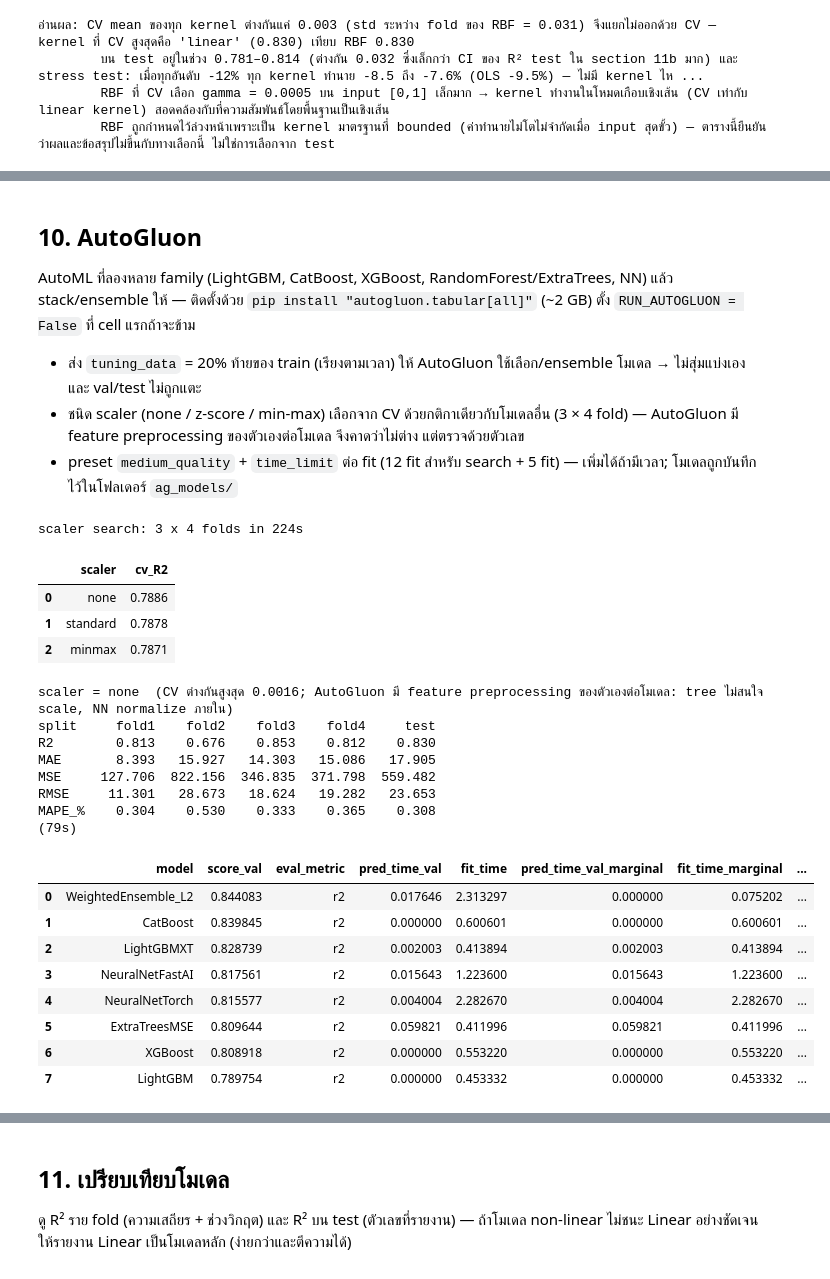
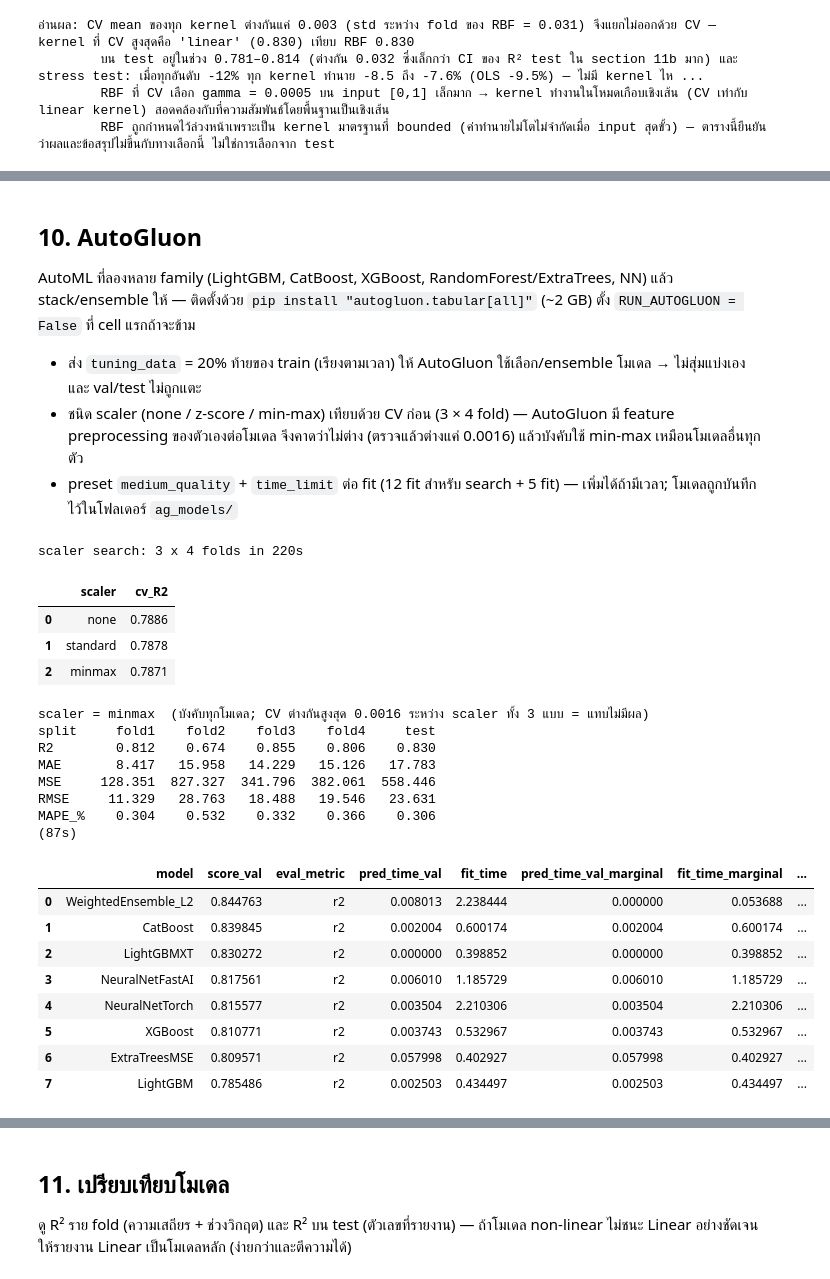
Before and after one commit to Chaut007/sp500_top10_influence, a Jupyter notebook: sp500_top10_influence.ipynb, the cells around one changed output, grey strips where cells are left out. Saved outputs shown, nothing was run; the diff lists cells and outputs as text; code cells hidden in the pictures.

```diff
--- a/sp500_top10_influence.ipynb
+++ b/sp500_top10_influence.ipynb
@@ -994,7 +982,7 @@ best L = 10, hidden = 64, scaler = minmax | epochs used by final model: 14
 AutoML ที่ลองหลาย family (LightGBM, CatBoost, XGBoost, RandomForest/ExtraTrees, NN) แล้ว stack/ensemble ให้ — ติดตั้งด้วย `pip install "autogluon.tabular[all]"` (~2 GB) ตั้ง `RUN_AUTOGLUON = False` ที่ cell แรกถ้าจะข้าม
 
 - ส่ง `tuning_data` = 20% ท้ายของ train (เรียงตามเวลา) ให้ AutoGluon ใช้เลือก/ensemble โมเดล → ไม่สุ่มแบ่งเอง และ val/test ไม่ถูกแตะ
-- ชนิด scaler (none / z-score / min-max) เลือกจาก CV ด้วยกติกาเดียวกับโมเดลอื่น (3 × 4 fold) — AutoGluon มี feature preprocessing ของตัวเองต่อโมเดล จึงคาดว่าไม่ต่าง แต่ตรวจด้วยตัวเลข
+- ชนิด scaler (none / z-score / min-max) เทียบด้วย CV ก่อน (3 × 4 fold) — AutoGluon มี feature preprocessing ของตัวเองต่อโมเดล จึงคาดว่าไม่ต่าง (ตรวจแล้วต่างแค่ 0.0016) แล้วบังคับใช้ min-max เหมือนโมเดลอื่นทุกตัว
 - preset `medium_quality` + `time_limit` ต่อ fit (12 fit สำหรับ search + 5 fit) — เพิ่มได้ถ้ามีเวลา; โมเดลถูกบันทึกไว้ในโฟลเดอร์ `ag_models/`
 # %%
 # ===== 10. AutoGluon (optional) =====
@@ -1008,49 +996,49 @@ if RUN_AUTOGLUON:
             self.time_limit, self.presets, self.scale, self.scaler = time_limit, presets, norm_scale(scale), None
         def _t(self, X):                                   # คืน DataFrame ชื่อคอลัมน์เดิม (AutoGluon ต้องการชื่อ feature)
             return pd.DataFrame(self.scaler.transform(X), columns=X.columns, index=X.index) if self.scaler is not None else X
         def fit(self, X_all, y_all, idx):
             idx = valid(idx); n_tr = int(len(idx) * 0.8)
             self.scaler = make_scaler(self.scale, X_all.iloc[idx])
             mk = lambda ii: self._t(X_all.iloc[ii]).assign(**{TARGET: y_all[ii]})
             path = f'ag_models/n{len(idx)}_{self.scale}'; shutil.rmtree(path, ignore_errors=True)
             self.predictor = TabularPredictor(label=TARGET, problem_type='regression', eval_metric='r2', path=path, verbosity=0)
             self.predictor.fit(mk(idx[:n_tr]), tuning_data=mk(idx[n_tr:]), presets=self.presets, time_limit=self.time_limit)
             return self
         def predict_rows(self, X_all, idx):
             return self.predictor.predict(self._t(X_all.iloc[idx])).to_numpy()
 
     # ชนิด scaler เลือกจาก CV ด้วยกติกาเดียวกับโมเดลอื่น
     t0 = time.time()
     ag_search = pd.DataFrame([{'scaler': sk, 'cv_R2': cv_r2(lambda sk=sk: AGPredictor(scale=sk))} for sk in SCALERS]
                              ).sort_values('cv_R2', ascending=False).reset_index(drop=True)
     print(f'scaler search: {len(SCALERS)} x 4 folds in {time.time() - t0:.0f}s'); display(ag_search.round(4))
-    AG_SCALER = pick_scaler(ag_search)
-    print(f'scaler = {AG_SCALER}  (CV ต่างกันสูงสุด {ag_search.cv_R2.max() - ag_search.cv_R2.min():.4f}; AutoGluon มี feature preprocessing ของตัวเองต่อโมเดล: tree ไม่สนใจ scale, NN normalize ภายใน)')
+    AG_SCALER = 'minmax'   # บังคับ min-max ทุกโมเดล — CV ข้างบนต่างจาก none แค่ 0.0016 (AutoGluon มี feature preprocessing ของตัวเองต่อโมเดลอยู่แล้ว: tree ไม่สนใจ scale, NN normalize ภายใน)
+    print(f'scaler = {AG_SCALER}  (บังคับทุกโมเดล; CV ต่างกันสูงสุด {ag_search.cv_R2.max() - ag_search.cv_R2.min():.4f} ระหว่าง scaler ทั้ง 3 แบบ = แทบไม่มีผล)')
     ag = run_model('AutoGluon', lambda: AGPredictor(scale=AG_SCALER))
     display(ag.predictor.leaderboard().head(8))
 else:
     print('RUN_AUTOGLUON = False -> ข้าม (ตั้งเป็น True ที่ cell แรกเมื่อติดตั้ง autogluon.tabular แล้ว)')
 # %% [output]
-scaler search: 3 x 4 folds in 224s
+scaler search: 3 x 4 folds in 220s
 |  | scaler | cv_R2 |
 | 0 | none | 0.7886 |
 | 1 | standard | 0.7878 |
 | 2 | minmax | 0.7871 |
-scaler = none  (CV ต่างกันสูงสุด 0.0016; AutoGluon มี feature preprocessing ของตัวเองต่อโมเดล: tree ไม่สนใจ scale, NN normalize ภายใน)
+scaler = minmax  (บังคับทุกโมเดล; CV ต่างกันสูงสุด 0.0016 ระหว่าง scaler ทั้ง 3 แบบ = แทบไม่มีผล)
 split     fold1    fold2    fold3    fold4     test
-R2        0.813    0.676    0.853    0.812    0.830
-MAE       8.393   15.927   14.303   15.086   17.905
-MSE     127.706  822.156  346.835  371.798  559.482
-RMSE     11.301   28.673   18.624   19.282   23.653
-MAPE_%    0.304    0.530    0.333    0.365    0.308
-(79s)
+R2        0.812    0.674    0.855    0.806    0.830
+MAE       8.417   15.958   14.229   15.126   17.783
+MSE     128.351  827.327  341.796  382.061  558.446
+RMSE     11.329   28.763   18.488   19.546   23.631
+MAPE_%    0.304    0.532    0.332    0.366    0.306
+(87s)
 |  | model | score_val | eval_metric | pred_time_val | fit_time | pred_time_val_marginal | fit_time_marginal | ... |
-| 0 | WeightedEnsemble_L2 | 0.844083 | r2 | 0.017646 | 2.313297 | 0.000000 | 0.075202 | ... |
-| 1 | CatBoost | 0.839845 | r2 | 0.000000 | 0.600601 | 0.000000 | 0.600601 | ... |
-| 2 | LightGBMXT | 0.828739 | r2 | 0.002003 | 0.413894 | 0.002003 | 0.413894 | ... |
-| 3 | NeuralNetFastAI | 0.817561 | r2 | 0.015643 | 1.223600 | 0.015643 | 1.223600 | ... |
-| 4 | NeuralNetTorch | 0.815577 | r2 | 0.004004 | 2.282670 | 0.004004 | 2.282670 | ... |
-| 5 | ExtraTreesMSE | 0.809644 | r2 | 0.059821 | 0.411996 | 0.059821 | 0.411996 | ... |
-| 6 | XGBoost | 0.808918 | r2 | 0.000000 | 0.553220 | 0.000000 | 0.553220 | ... |
-| 7 | LightGBM | 0.789754 | r2 | 0.000000 | 0.453332 | 0.000000 | 0.453332 | ... |
+| 0 | WeightedEnsemble_L2 | 0.844763 | r2 | 0.008013 | 2.238444 | 0.000000 | 0.053688 | ... |
+| 1 | CatBoost | 0.839845 | r2 | 0.002004 | 0.600174 | 0.002004 | 0.600174 | ... |
+| 2 | LightGBMXT | 0.830272 | r2 | 0.000000 | 0.398852 | 0.000000 | 0.398852 | ... |
+| 3 | NeuralNetFastAI | 0.817561 | r2 | 0.006010 | 1.185729 | 0.006010 | 1.185729 | ... |
+| 4 | NeuralNetTorch | 0.815577 | r2 | 0.003504 | 2.210306 | 0.003504 | 2.210306 | ... |
+| 5 | XGBoost | 0.810771 | r2 | 0.003743 | 0.532967 | 0.003743 | 0.532967 | ... |
+| 6 | ExtraTreesMSE | 0.809571 | r2 | 0.057998 | 0.402927 | 0.057998 | 0.402927 | ... |
+| 7 | LightGBM | 0.785486 | r2 | 0.002503 | 0.434497 | 0.002503 | 0.434497 | ... |
 # %%
```
Also changed, not shown: parts of 16 cells of this notebook, 4 other files.
